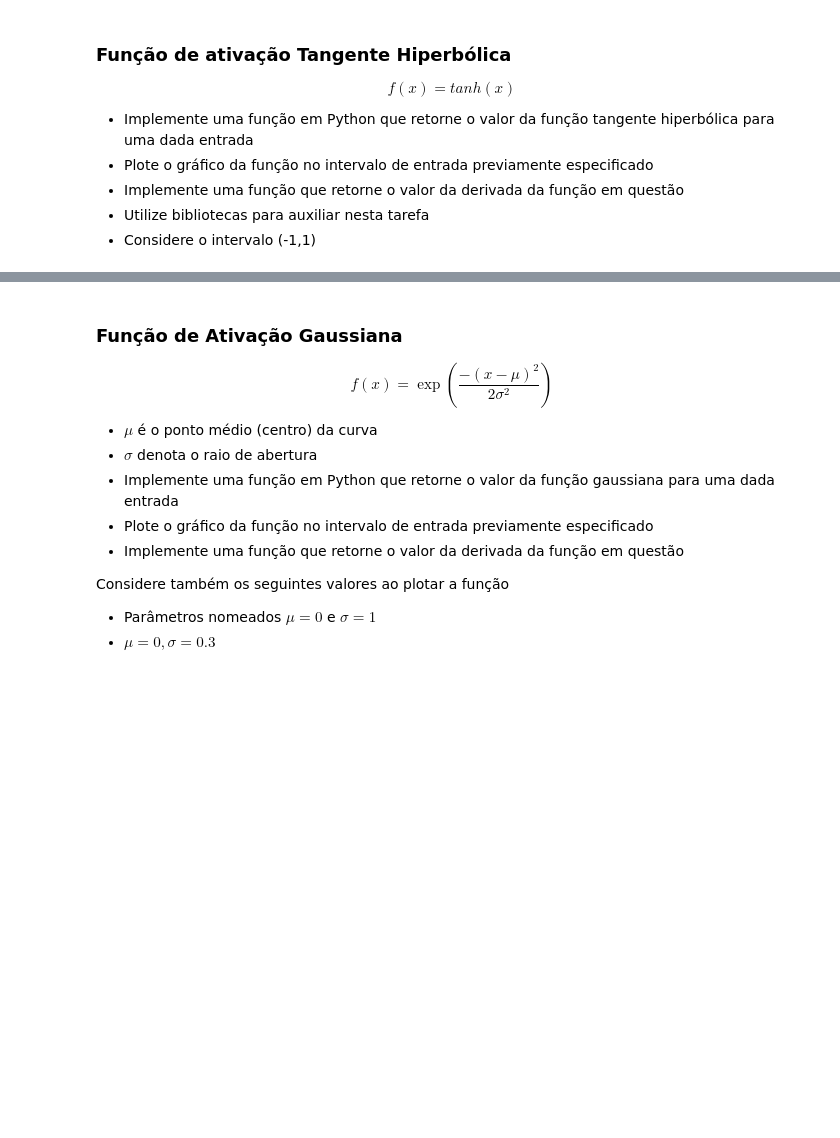
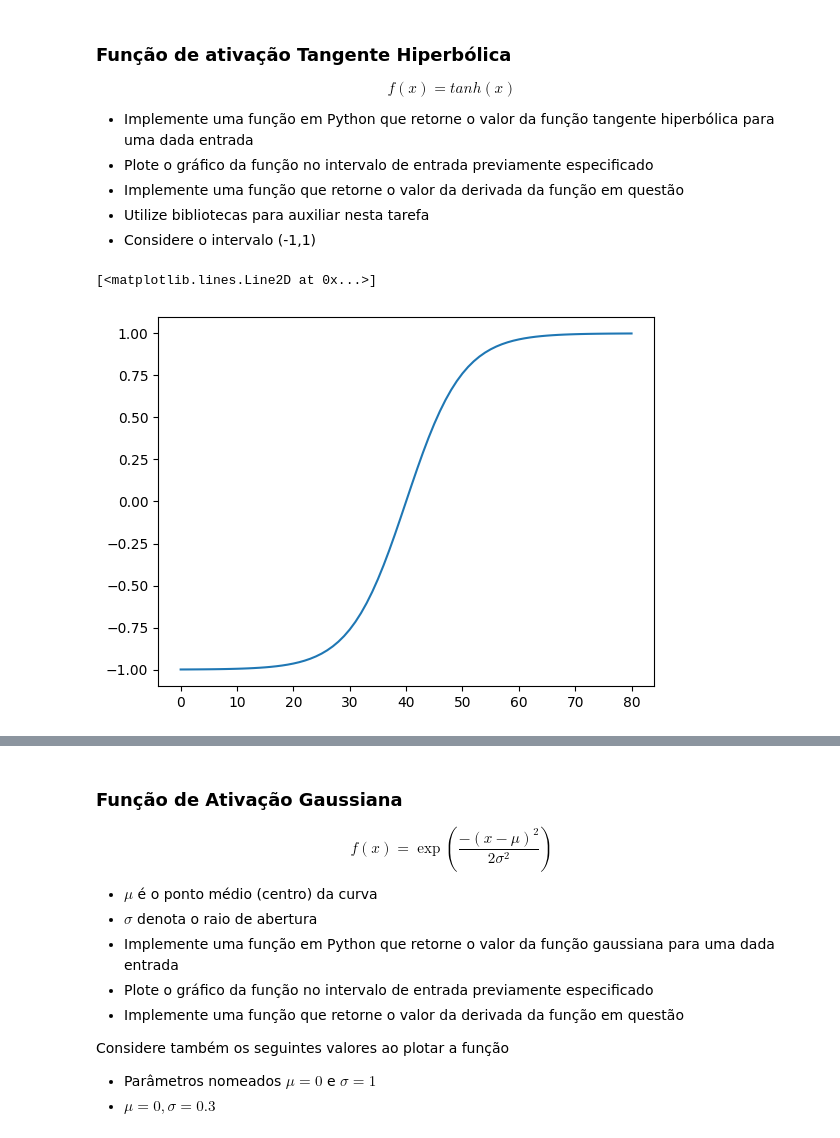
Before and after one commit to nezi404/redes_neurais, a Jupyter notebook: Funções_de_Ativação.ipynb, the cells around one changed output, grey strips where cells are left out. Cells and saved outputs as stored; diff of their text form; code cells hidden in the pictures; blank space fills up the shorter version.

```diff
--- a/Funções_de_Ativação.ipynb
+++ b/Funções_de_Ativação.ipynb
@@ -165,3 +165,12 @@ $$f(x) = tanh(x)$$
 - Implemente uma função que retorne o valor da derivada da função em questão
 - Utilize bibliotecas para auxiliar nesta tarefa
 - Considere o intervalo (-1,1)
+# %%
+def hyperbolicTangent(x):
+  return np.sinh(x)/np.cosh(x) or -1j * np.tan(1j*x)
+# %%
+ht_arr_graph = [hyperbolicTangent(x) for x in arr]
+plt.plot(ht_arr_graph)
+# %% [output]
+[<matplotlib.lines.Line2D at 0x...>]
+[figure, added]
```
Also changed, not shown: parts of 7 cells of this notebook.
